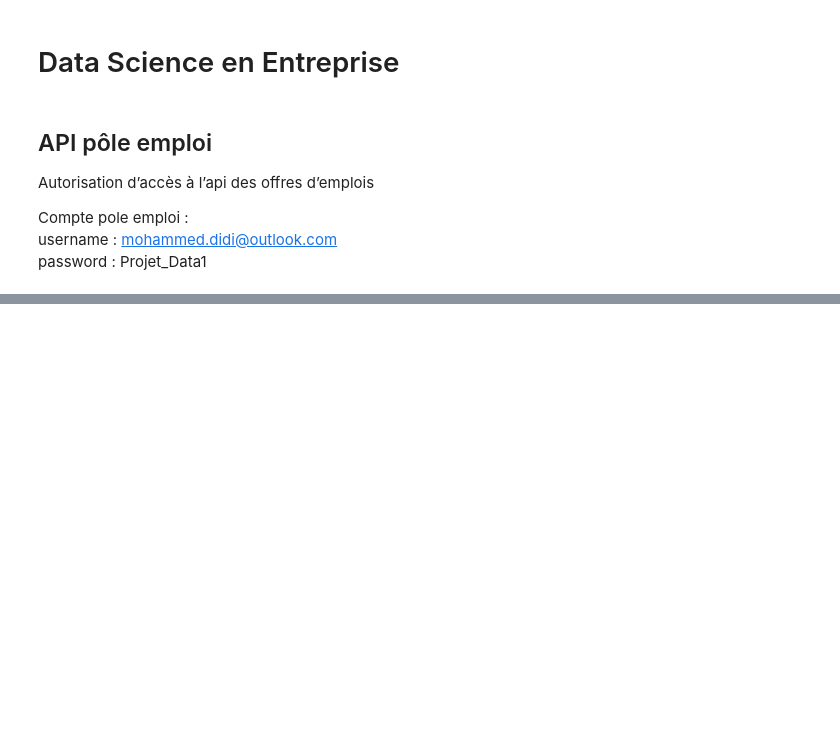
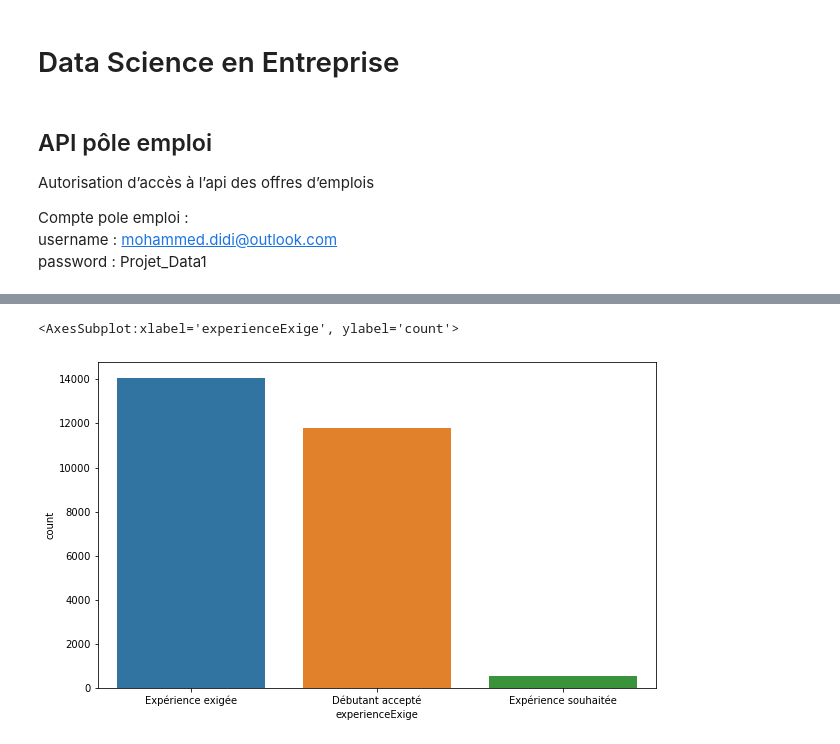
Before and after one commit to DlDI/Data_Pole_Emploi, a Jupyter notebook: notebooks/main.ipynb, the cells around one changed output, grey strips where cells are left out. Cells and saved outputs as stored; diff of their text form; code cells hidden in the pictures; blank space fills up the shorter version.

```diff
--- a/notebooks/main.ipynb
+++ b/notebooks/main.ipynb
@@ -259,0 +301,28 @@ print(concatenated_df)
+# %%
+# experience exigee
+
+"""
+    D -> Débutant accepté
+    S -> Expérience souhaitée
+    E -> Expérience exigée
+
+"""
+concatenated_df['experienceExige'].value_counts()
+
+
+
+correspondance = {
+    'D': 'Débutant accepté',
+    'S': 'Expérience souhaitée',
+    'E': 'Expérience exigée'
+}
+
+# Replace the values in the 'experienceExige' column
+concatenated_df['experienceExige'] = concatenated_df['experienceExige'].map(correspondance)
+
+# plot the distribution of the 'experienceExige' column
+plt.figure(figsize=(10, 6))
+sns.countplot(data=concatenated_df, x='experienceExige')
+# %% [output]
+<AxesSubplot:xlabel='experienceExige', ylabel='count'>
+[figure, added]
```
Also changed, not shown: parts of 13 cells of this notebook.
